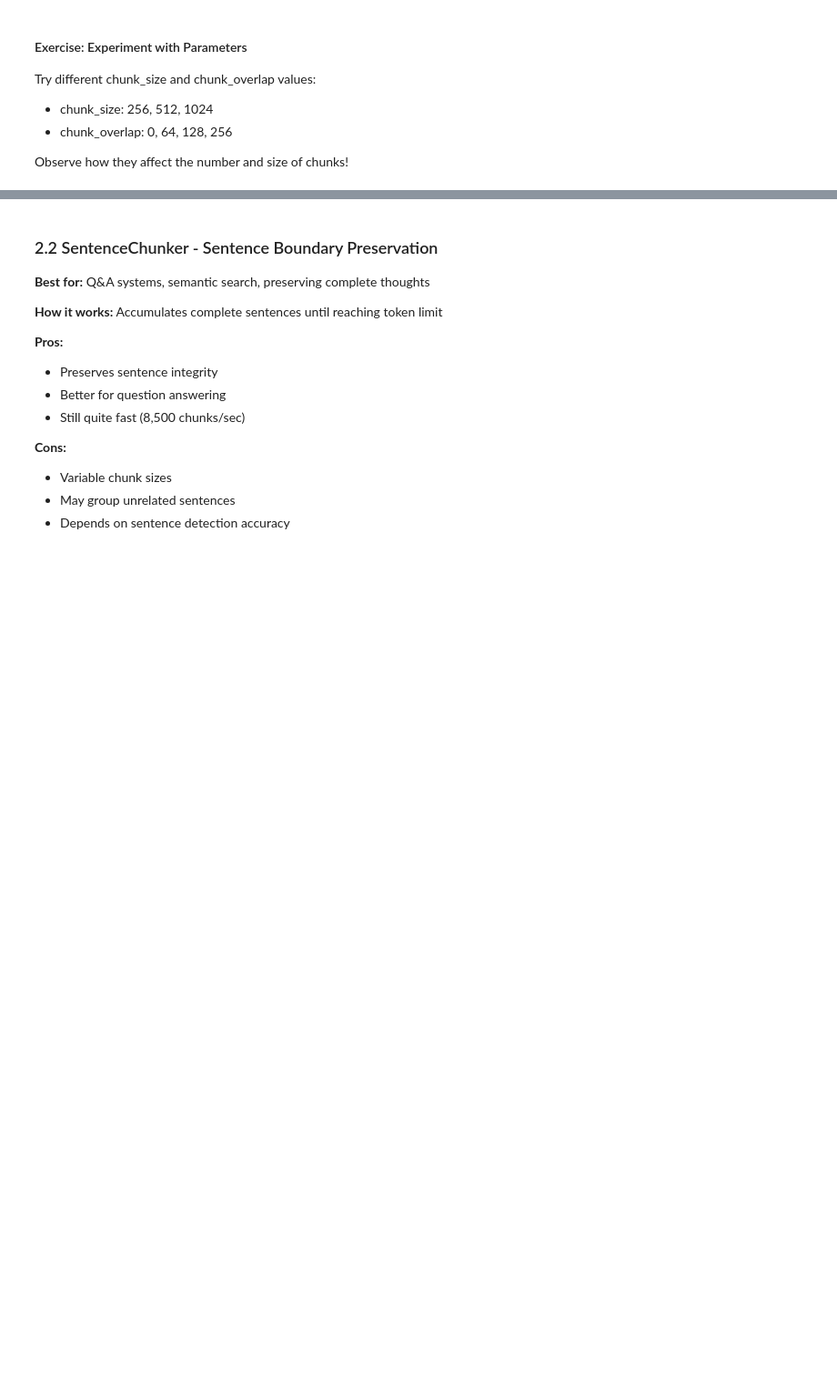
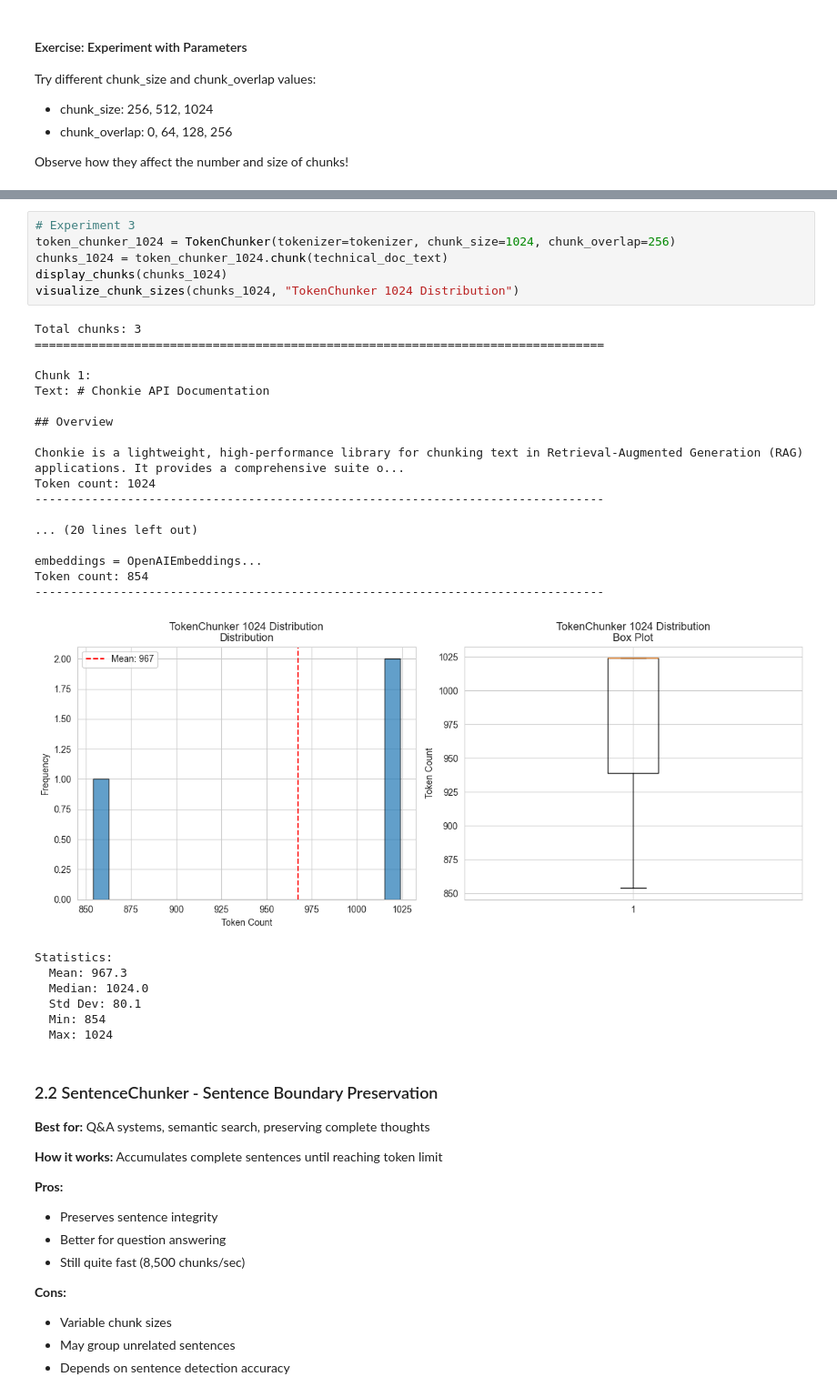
Before and after one commit to Murtuzasaifee/chonkie_chunking, a Jupyter notebook: notebooks/chonkie_tutorial.ipynb, the cells around one changed output, grey strips where cells are left out. Shown at 91% size. Saved outputs shown, nothing was run; the diff lists cells and outputs as text; blank space fills up the shorter version.

```diff
--- a/notebooks/chonkie_tutorial.ipynb
+++ b/notebooks/chonkie_tutorial.ipynb
@@ -319,3 +375,34 @@ Observe how they affect the number and size of chunks!
+# %%
+# Experiment 3
+token_chunker_1024 = TokenChunker(tokenizer=tokenizer, chunk_size=1024, chunk_overlap=256)
+chunks_1024 = token_chunker_1024.chunk(technical_doc_text)
+display_chunks(chunks_1024)
+visualize_chunk_sizes(chunks_1024, "TokenChunker 1024 Distribution")
+# %% [output]
+Total chunks: 3
+================================================================================
+
+Chunk 1:
+Text: # Chonkie API Documentation
+
+## Overview
+
+Chonkie is a lightweight, high-performance library for chunking text in Retrieval-Augmented Generation (RAG) applications. It provides a comprehensive suite o...
+Token count: 1024
+--------------------------------------------------------------------------------
+
+... (20 lines left out)
+
+embeddings = OpenAIEmbeddings...
+Token count: 854
+--------------------------------------------------------------------------------
+[figure, added]
+Statistics:
+  Mean: 967.3
+  Median: 1024.0
+  Std Dev: 80.1
+  Min: 854
+  Max: 1024
 # %% [markdown]
 ### 2.2 SentenceChunker - Sentence Boundary Preservation
 
```
Also changed, not shown: parts of 2 cells of this notebook.
